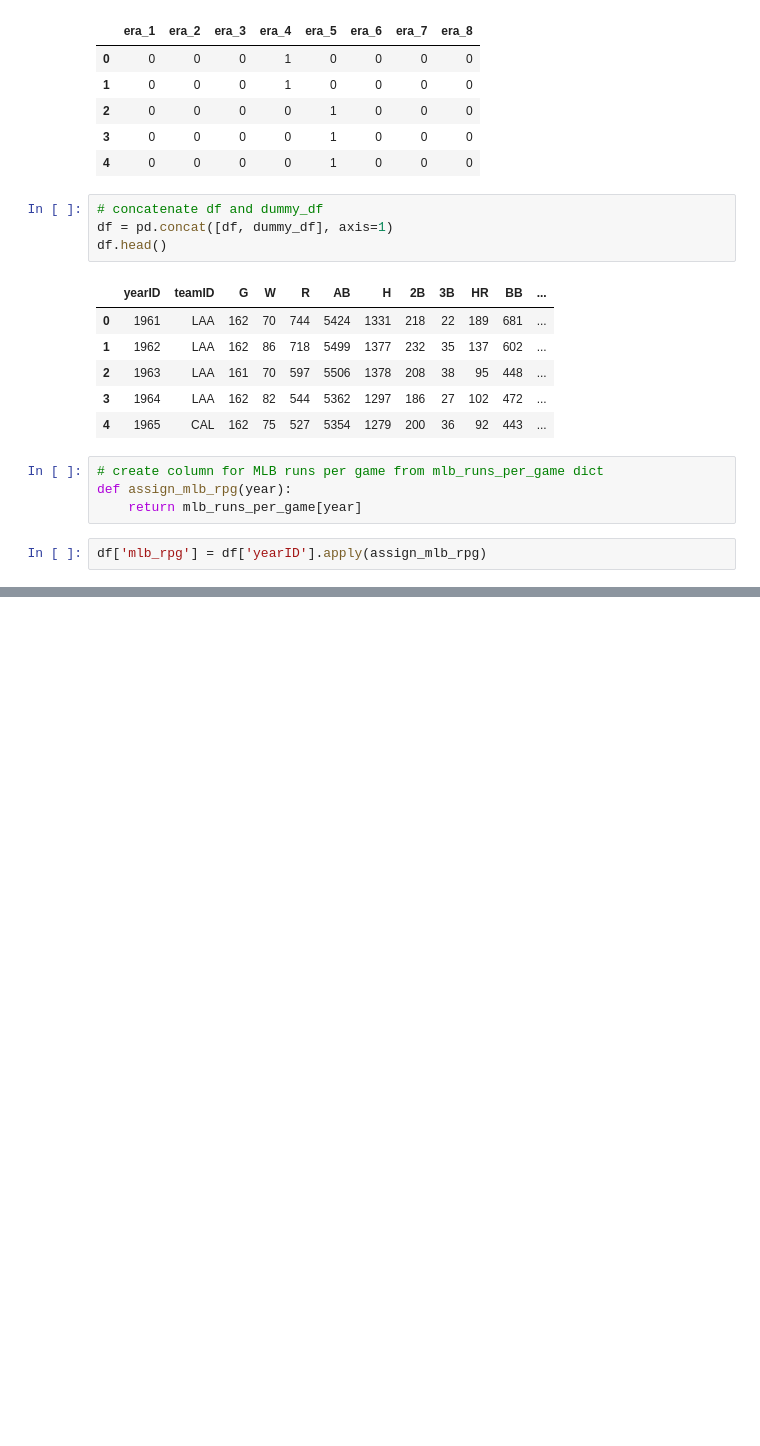
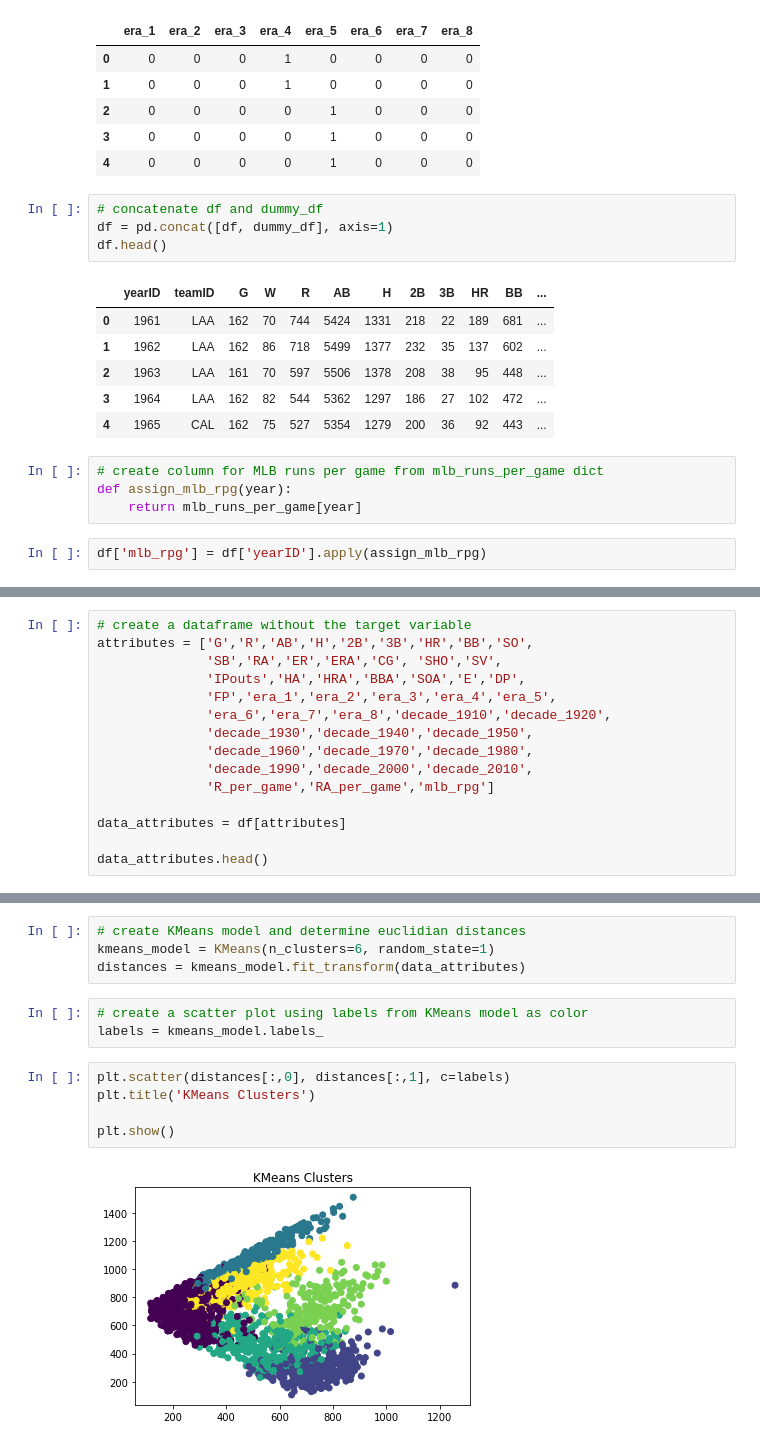
Before and after one commit to mariojrgithub/capstone, a Jupyter notebook: datacamp_code_along.ipynb, the cells around one changed output, grey strips where cells are left out. Drawn from its saved outputs; the diff is of its cells as text; blank space fills up the shorter version.

```diff
--- a/datacamp_code_along.ipynb
+++ b/datacamp_code_along.ipynb
@@ -287,0 +391,15 @@ df['mlb_rpg'] = df['yearID'].apply(assign_mlb_rpg)
+# %%
+# create a dataframe without the target variable
+attributes = ['G','R','AB','H','2B','3B','HR','BB','SO',
+              'SB','RA','ER','ERA','CG', 'SHO','SV',
+              'IPouts','HA','HRA','BBA','SOA','E','DP',
+              'FP','era_1','era_2','era_3','era_4','era_5',
+              'era_6','era_7','era_8','decade_1910','decade_1920',
+              'decade_1930','decade_1940','decade_1950',
+              'decade_1960','decade_1970','decade_1980',
+              'decade_1990','decade_2000','decade_2010',
+              'R_per_game','RA_per_game','mlb_rpg']
+
+data_attributes = df[attributes]
+
+data_attributes.head()
@@ -287,0 +437,14 @@ df['mlb_rpg'] = df['yearID'].apply(assign_mlb_rpg)
+# %%
+# create KMeans model and determine euclidian distances
+kmeans_model = KMeans(n_clusters=6, random_state=1)
+distances = kmeans_model.fit_transform(data_attributes)
+# %%
+# create a scatter plot using labels from KMeans model as color
+labels = kmeans_model.labels_
+# %%
+plt.scatter(distances[:,0], distances[:,1], c=labels)
+plt.title('KMeans Clusters')
+
+plt.show()
+# %% [output]
+[figure, added]
```
Also changed, not shown: parts of 16 cells of this notebook.
